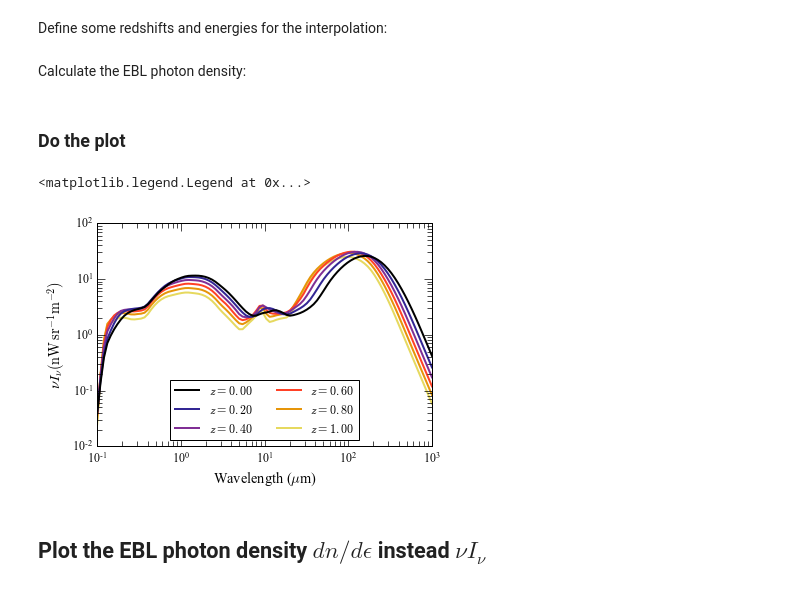
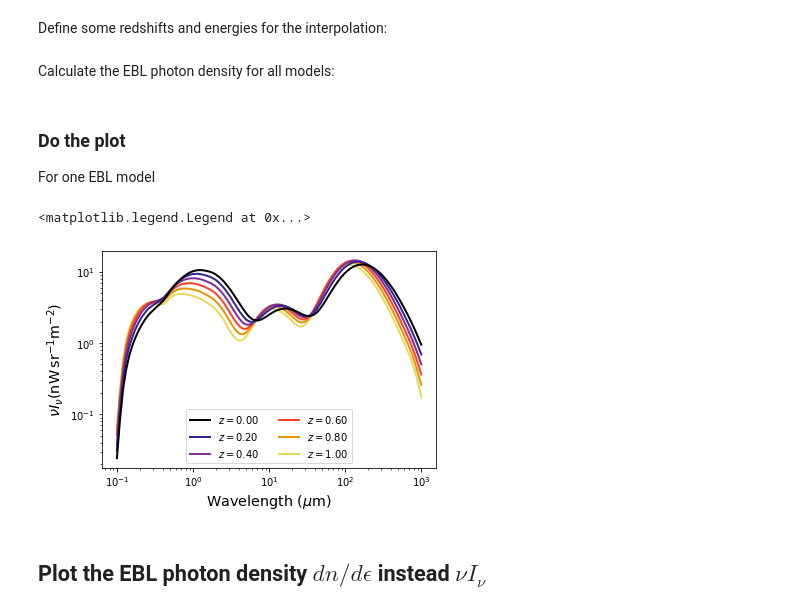
Before and after one commit to me-manu/ebltable, a Jupyter notebook: notebooks/example_ebl.ipynb, the cells around one changed output. Saved outputs shown, nothing was run; the diff lists cells and outputs as text; code cells hidden in the pictures.

```diff
--- a/notebooks/example_ebl.ipynb
+++ b/notebooks/example_ebl.ipynb
@@ -35,28 +36,38 @@ ebl =  EBL.readmodel(model = 'dominguez')
+# %%
+ebl = {}
+for m in EBL.get_models():
+    ebl[m] = EBL.readmodel(m)
 # %% [markdown]
 Define some redshifts and energies for the interpolation:
 # %%
 z = np.arange(0.,1.2,0.2)
 lmu = np.logspace(-1,3.,100)
 # %% [markdown]
-Calculate the EBL photon density:
+Calculate the EBL photon density for all models:
 # %%
-nuInu = ebl.ebl_array(z,lmu)
+nuInu = {}
+for m, e in ebl.items():
+    nuInu[m] = e.ebl_array(z,lmu)
 # %% [markdown]
 ### Do the plot
+
+For one EBL model
 # %%
+m = 'finke2022'
+
 for i,zz in enumerate(z):
-    plt.loglog(lmu,nuInu[i],
+    plt.loglog(lmu,nuInu[m][i],
               ls = '-', color = plt.cm.CMRmap(i / float(len(z))),
                lw = 2.,
               label = '$z = {0:.2f}$'.format(zz),
               zorder= -1 * i)
 
 plt.gca().set_xlabel('Wavelength ($\mu$m)',size = 'x-large')
 plt.gca().set_ylabel(r'$\nu I_\nu (\mathrm{nW}\,\mathrm{sr}^{-1}\mathrm{m}^{-2})$',size = 'x-large')
 plt.legend(loc = 'lower center', ncol = 2)
 # %% [output]
 <matplotlib.legend.Legend at 0x...>
-[figure, old version]
+[figure, new version]
 # %% [markdown]
 ## Plot the EBL photon density $dn / d\epsilon$ instead $\nu I_\nu$
 # %% [markdown]
```
Also changed, not shown: parts of 10 cells of this notebook, 3 other files.
